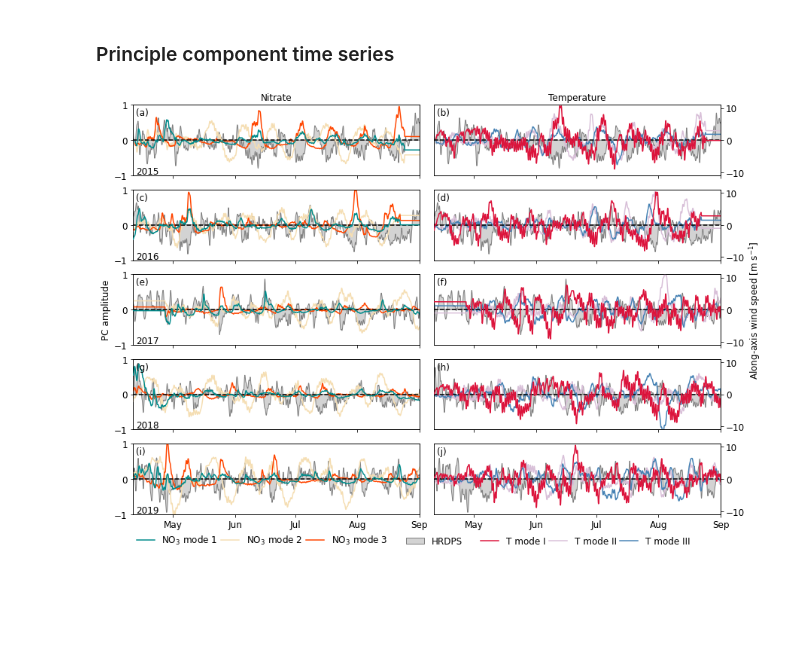
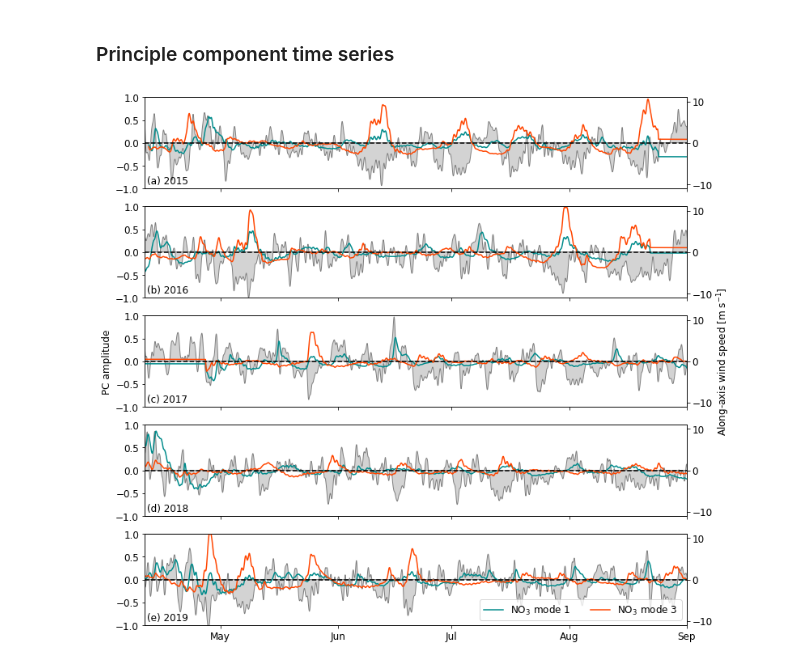
Before and after one commit to SalishSeaCast/SoG_upwelling_EOF_paper, a Jupyter notebook: notebooks/EOF_analysis.ipynb, the cells around one changed output. Saved outputs shown, nothing was run; the diff lists cells and outputs as text; code cells hidden in the pictures; blank space fills up the shorter version.

Commit message:
Major changes to EOF analysis, added new Bayesian linear regression notebook

```diff
--- a/notebooks/EOF_analysis.ipynb
+++ b/notebooks/EOF_analysis.ipynb
@@ -65,6 +65,8 @@ threshold, lag = 2, 5
 
 # Air density
 rho_a = 1.225
+
+theta = np.deg2rad(55.5)
 # %% [markdown]
 Load, reshape and filter results
 # %%
@@ -220,3 +217,20 @@ for key in ['votemper', 'nitrate']:
+# %%
+# Save EOF results as netCDF
+for var in ['votemper', 'nitrate']:
+    coords = {'time': data['time'][iseason]}
+    data_vars = {
+        'gridx': ('space', gridx),
+        'gridy': ('space', gridy),
+        'A': (['time', 'modes'], EOF[var]['A']),
+        'B': (['time', 'modes'], EOF[var]['B']),
+        'E': (['space', 'modes'], EOF[var]['E']),
+        'U': (['space', 'modes'], EOF[var]['U']),
+        'var': ('modes', EOF[var]['var']),
+        'var_rot': ('modes', EOF[var]['var_rot']),
+    }
+
+    fn = f'/ocean/bmoorema/research/MEOPAR/SoG_upwelling_EOF_paper/data/{var}_EOF.nc'
+    xr.Dataset(data_vars=data_vars, coords=coords).to_netcdf(fn)
 # %% [markdown]
 ***
 
@@ -295,53 +324,45 @@ for row, key, label, level1, level2, unit, cmap in zip(
 # %% [markdown]
 ### Principle component time series
 # %%
-window = signal.get_window('blackman', 25)
-palettes = [['darkcyan', 'wheat', 'orangered'], ['crimson', 'thistle', 'steelblue']]
-fig, axs = plt.subplots(5, 2, figsize=(14, 10), gridspec_kw={'wspace': 0.05})
+window = np.blackman(25)
+fig, axs = plt.subplots(5, 1, figsize=(12, 12), gridspec_kw={'wspace': 0.05})
 k = 0
 l = []
-for row, year in zip(axs, range(2015, 2020)):
+for ax, year in zip(axs, range(2015, 2020)):
 
     xlim = [datetime(year, *md) for md in [(4, 11), (9, 1)]]
-    row[0].text(0.01, 0.02, year, transform=row[0].transAxes)
 
-    # Loop through variables
-    for ax, key, label, label2, palette, xpos in zip(
-        row, ['nitrate', 'votemper'], ['Nitrate', 'Temperature'], ['NO$_3$', 'T'], palettes, [0, 0.15],
-    ):
+    # Set up axes
+    ax.set_zorder(1)
+    ax.patch.set_visible(False)
+    ax2 = ax.twinx()
+    ax2.set_ylim([-11, 11])
+    ax.set_ylim([-1, 1])
+    ax.set_xlim(xlim)
+    if year == 2017:
+        ax.set_ylabel('PC amplitude')
+        ax2.set_ylabel('Along-axis wind speed [m s$^{-1}$]')
 
-        # Set up axes
-        ax.set_zorder(1)
-        ax.patch.set_visible(False)
-        ax2 = ax.twinx()
-        ax2.set_ylim([-11, 11])
-        ax.set_ylim([-1, 1])
-        ax.set_xlim(xlim)
-        if key == 'nitrate':
-            ax2.yaxis.set_ticks([])
-            if year == 2017: ax.set_ylabel('PC amplitude')
-        else:
-            ax.yaxis.set_ticks([])
-            if year == 2017: ax2.set_ylabel('Along-axis wind speed [m s$^{-1}$]')
+    # Plot wind
+    wind = np.convolve(data['wind'], window / sum(window), mode='same')
+    ax2.fill_between(data['time'], wind, facecolor='lightgray', edgecolor='gray', label='HRDPS')
 
-        # Plot wind and PCs
-        ax2.fill_between(data['time'], data['filtered']['wind'], facecolor='lightgray', edgecolor='gray', label='HRDPS')
-        for mode, color, zorder in zip(range(3), palette, [3, 1, 2]):
-            fac = 1 if np.logical_and(mode == 0, key == 'votemper') else -1
-            norm = -np.percentile(abs(EOF[key]['B'][:, mode]), 99.9)
-            PC = signal.convolve(fac*EOF[key]['B'][:, mode]/norm, window / sum(window), mode='same')
-            modelabel = roman.toRoman(mode+1) if key == 'votemper' else mode+1
-            ax.plot(data['time'][iseason], PC, '-', color=color, label=f'{label2} mode {modelabel}', zorder=zorder)
-        ax.xaxis.set_major_locator(getattr(dates, 'MonthLocator')())
-        ax.xaxis.set_major_formatter(dates.DateFormatter('%b'))
-        if year < 2019: ax.xaxis.set_ticklabels('')
-        if year == 2015: ax.set_title(f'{label}', fontsize=12)
-        ax.plot(xlim, [0, 0], 'k--')
-        ax.text(0.01, 0.85, f'({chr(97+k)})', transform=ax.transAxes)
-        k += 1
+    # Plot NO3 PCs
+    for mode, color in zip([0, 2], ['darkcyan', 'orangered']):
+        norm = np.percentile(abs(EOF['nitrate']['B'][:, mode]), 99.9)
+        PC = np.convolve(EOF['nitrate']['B'][:, mode]/norm, window / sum(window), mode='same')
+        ax.plot(data['time'][iseason], PC, '-', color=color, label=f'NO$_3$ mode {mode+1}')
 
-        if year == 2019: ax.legend(ncol=3, loc=(xpos, -0.5), frameon=False, columnspacing=0.4)
-ax2.legend(loc=(-0.11, -0.5), frameon=False)
-#fig.savefig('/home/bmoorema/Desktop/PC_timeseries.pdf', bbox_inches='tight')
+    # Formatting
+    ax.xaxis.set_major_locator(dates.MonthLocator())
+    ax.xaxis.set_major_formatter(dates.DateFormatter('%b'))
+    if year < 2019: ax.xaxis.set_ticklabels('')
+    ax.plot(xlim, [0, 0], 'k--')
+    ax.text(0.005, 0.05, f'({chr(97+k)}) {year}', transform=ax.transAxes)
+    k += 1
+
+axs[4].legend(loc=4, ncol=4)
+
+fig.savefig('/home/bmoorema/Desktop/revision_figs/PC_timeseries.pdf', bbox_inches='tight')
 # %% [output]
-[figure, old version]
+[figure, new version]
```
Also changed, not shown: parts of 16 cells of this notebook, 3 other files.
